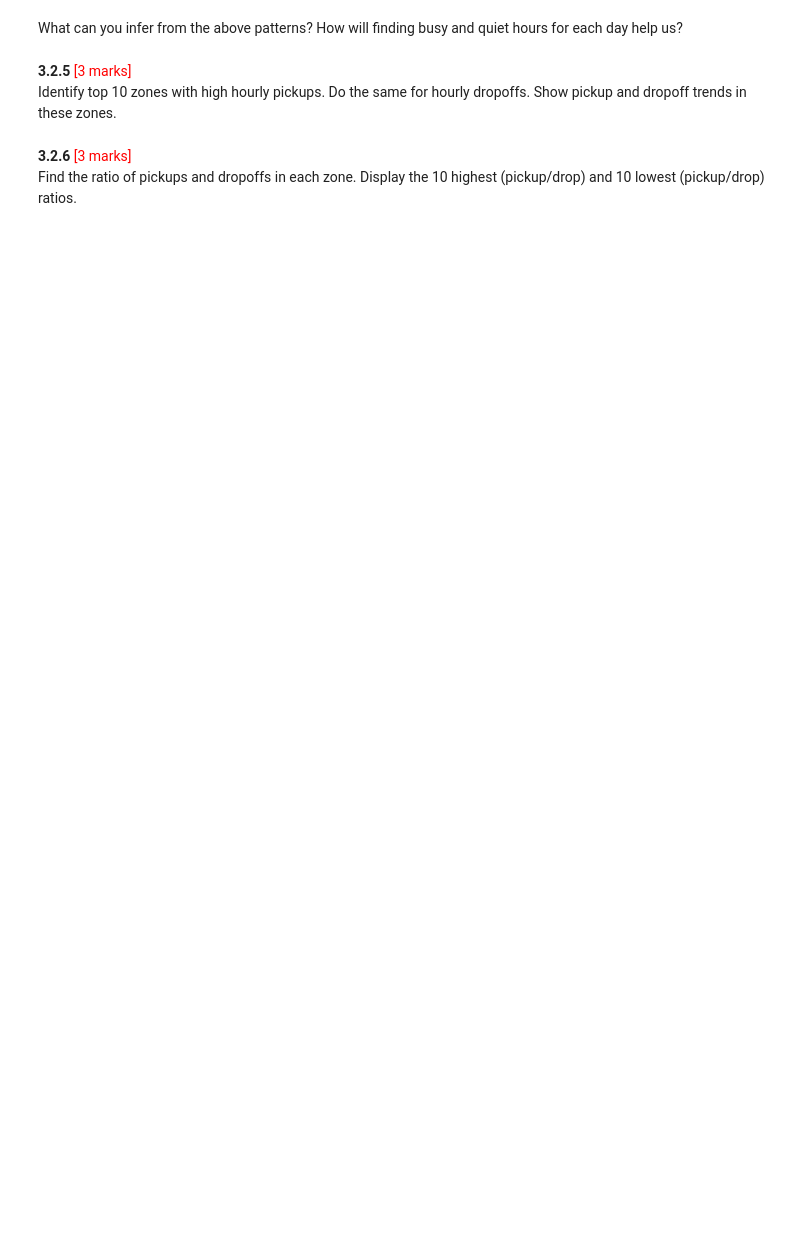
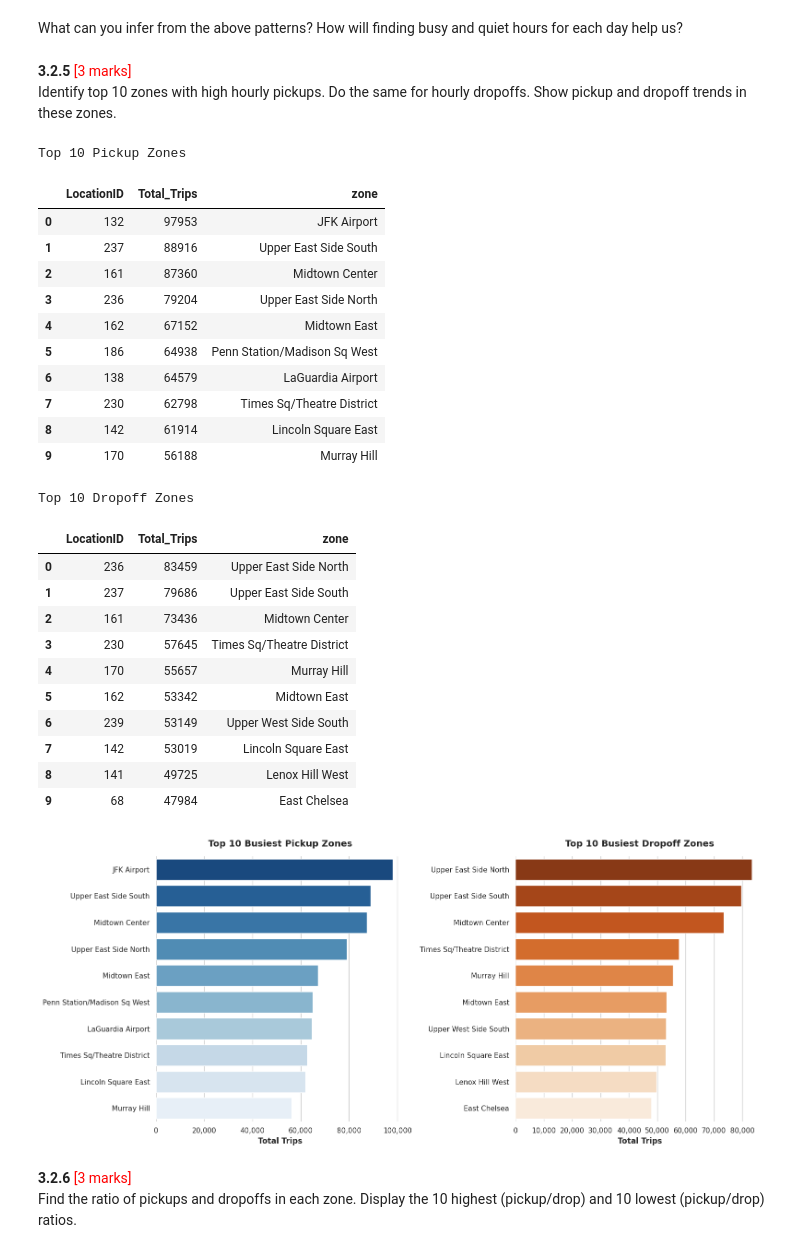
Before and after one commit to Nitinda97/EDA-on-NYC-Taxi, a Jupyter notebook: EDA_Assg_NYC_Taxi_Nitin_Khare.ipynb, the cells around one changed output. Saved outputs shown, nothing was run; the diff lists cells and outputs as text; code cells hidden in the pictures; blank space fills up the shorter version.

```diff
--- a/EDA_Assg_NYC_Taxi_Nitin_Khare.ipynb
+++ b/EDA_Assg_NYC_Taxi_Nitin_Khare.ipynb
@@ -1395,3 +1473,61 @@ Identify top 10 zones with high hourly pickups. Do the same for hourly dropoffs.
+# %%
+from IPython.display import display
+
+pickup_df = df['PULocationID'].value_counts().head(10).reset_index()
+pickup_df.columns = ['LocationID', 'Total_Trips']
+pickup_df = pickup_df.merge(zones[['LocationID', 'zone']], on='LocationID', how='left')
+
+drop_df = df['DOLocationID'].value_counts().head(10).reset_index()
+drop_df.columns = ['LocationID', 'Total_Trips']
+drop_df = drop_df.merge(zones[['LocationID', 'zone']], on='LocationID', how='left')
+
+display(pickup_df.style.set_caption("Top 10 Pickup Zones").background_gradient(subset=['Total_Trips'], cmap='Blues'))
+display(drop_df.style.set_caption("Top 10 Dropoff Zones").background_gradient(subset=['Total_Trips'], cmap='Oranges'))
+
+sns.set_theme(style="whitegrid")
+fig, axes = plt.subplots(1, 2, figsize=(16, 7))
+
+sns.barplot(data=pickup_df, x='Total_Trips', y='zone', ax=axes[0], palette='Blues_r')
+axes[0].set_title('Top 10 Busiest Pickup Zones', fontsize=14, fontweight='bold', pad=15)
+axes[0].set_xlabel('Total Trips', fontsize=12, fontweight='bold')
+axes[0].set_ylabel('')
+axes[0].xaxis.set_major_formatter(FuncFormatter(lambda x, p: format(int(x), ',')))
+
+sns.barplot(data=drop_df, x='Total_Trips', y='zone', ax=axes[1], palette='Oranges_r')
+axes[1].set_title('Top 10 Busiest Dropoff Zones', fontsize=14, fontweight='bold', pad=15)
+axes[1].set_xlabel('Total Trips', fontsize=12, fontweight='bold')
+axes[1].set_ylabel('')
+axes[1].xaxis.set_major_formatter(FuncFormatter(lambda x, p: format(int(x), ',')))
+
+sns.despine(left=True, bottom=True)
+plt.tight_layout()
+plt.show()
+# %% [output]
+Top 10 Pickup Zones
+|  | LocationID | Total_Trips | zone |
+| 0 | 132 | 97953 | JFK Airport |
+| 1 | 237 | 88916 | Upper East Side South |
+| 2 | 161 | 87360 | Midtown Center |
+| 3 | 236 | 79204 | Upper East Side North |
+| 4 | 162 | 67152 | Midtown East |
+| 5 | 186 | 64938 | Penn Station/Madison Sq West |
+| 6 | 138 | 64579 | LaGuardia Airport |
+| 7 | 230 | 62798 | Times Sq/Theatre District |
+| 8 | 142 | 61914 | Lincoln Square East |
+| 9 | 170 | 56188 | Murray Hill |
+Top 10 Dropoff Zones
+|  | LocationID | Total_Trips | zone |
+| 0 | 236 | 83459 | Upper East Side North |
+| 1 | 237 | 79686 | Upper East Side South |
+| 2 | 161 | 73436 | Midtown Center |
+| 3 | 230 | 57645 | Times Sq/Theatre District |
+| 4 | 170 | 55657 | Murray Hill |
+| 5 | 162 | 53342 | Midtown East |
+| 6 | 239 | 53149 | Upper West Side South |
+| 7 | 142 | 53019 | Lincoln Square East |
+| 8 | 141 | 49725 | Lenox Hill West |
+| 9 | 68 | 47984 | East Chelsea |
+[figure, added]
 # %% [markdown]
 **3.2.6** <font color = red>[3 marks]</font> <br>
 Find the ratio of pickups and dropoffs in each zone. Display the 10 highest (pickup/drop) and 10 lowest (pickup/drop) ratios.
```
Also changed, not shown: parts of 53 cells of this notebook.
